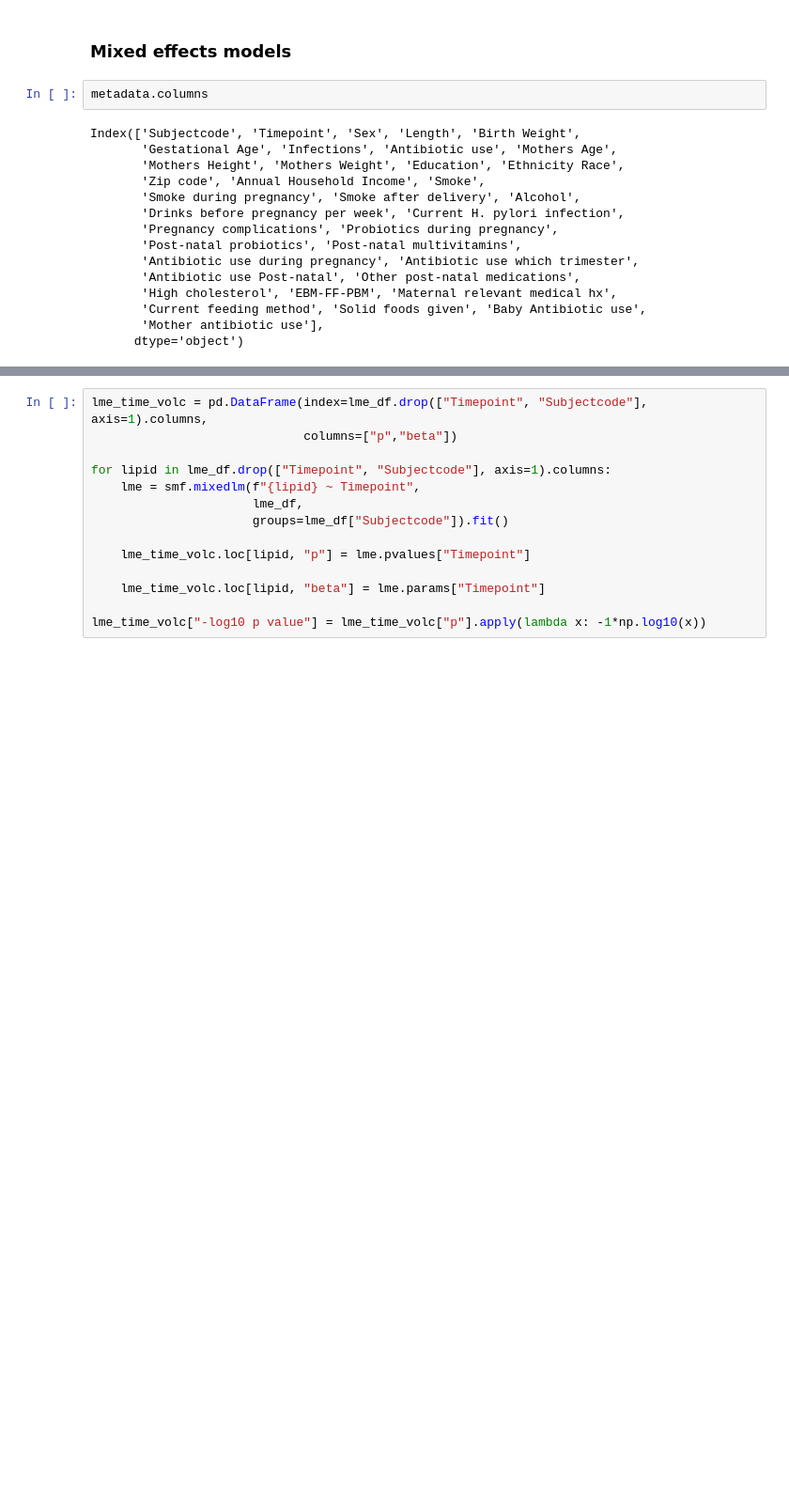
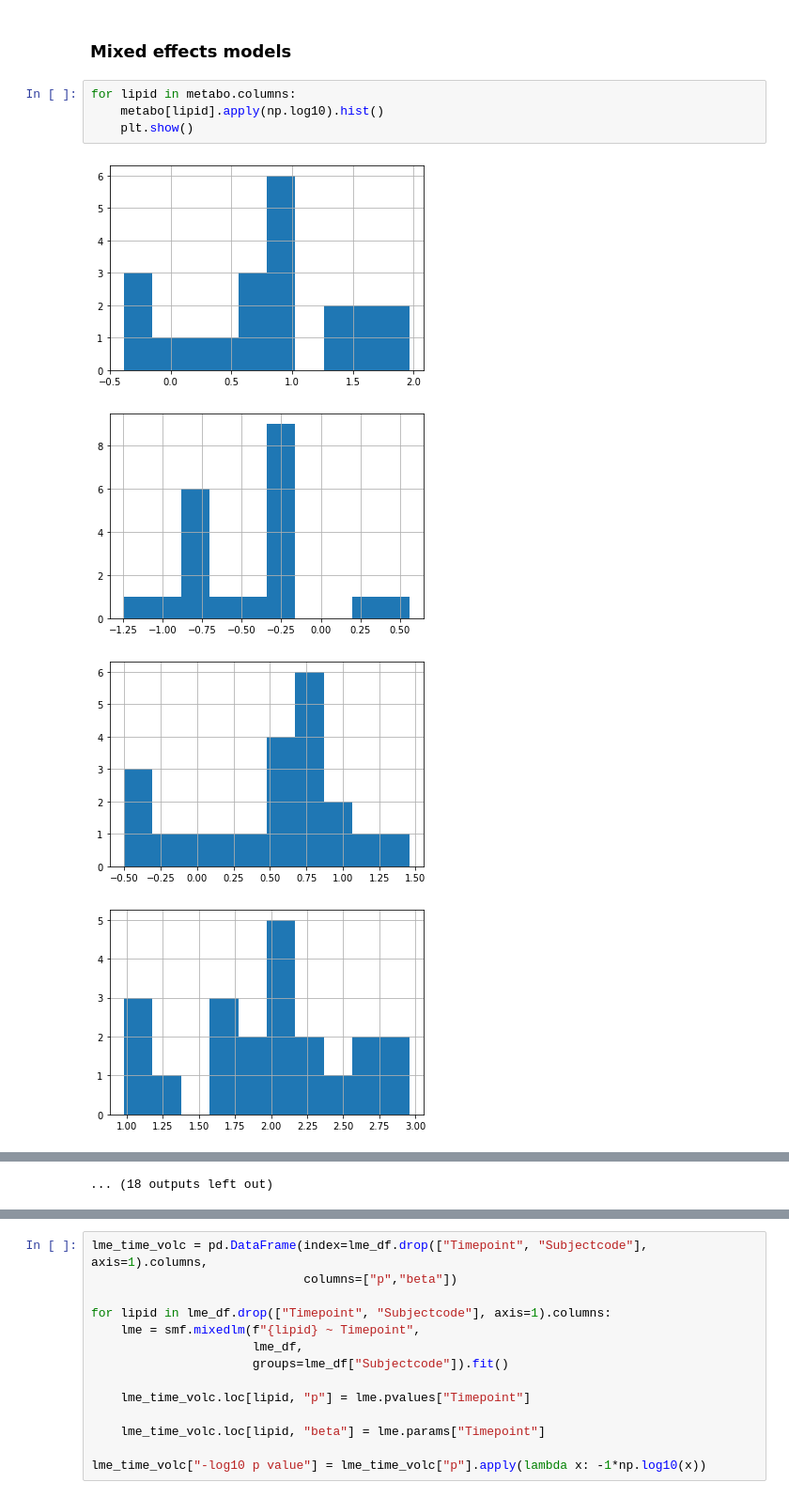
Before and after one commit to sterrettJD/Breastfed-Neonates, a Jupyter notebook: Metabolome.ipynb, the cells around one changed output, grey strips where cells are left out. Shown at 94% size. Drawn from its saved outputs; the diff is of its cells as text; blank space fills up the shorter version.

```diff
--- a/Metabolome.ipynb
+++ b/Metabolome.ipynb
@@ -274,20 +274,12 @@ pear_time_volc[pear_time_volc["p"]<0.05]
 | docosapentaenoic acid (22:5n3) | 0.043085 | 0.445292 | 1.365675 |
 # %% [markdown]
 ### Mixed effects models
-# %%
-metadata.columns
-# %% [output]
-Index(['Subjectcode', 'Timepoint', 'Sex', 'Length', 'Birth Weight',
-       'Gestational Age', 'Infections', 'Antibiotic use', 'Mothers Age',
-       'Mothers Height', 'Mothers Weight', 'Education', 'Ethnicity Race',
-       'Zip code', 'Annual Household Income', 'Smoke',
-       'Smoke during pregnancy', 'Smoke after delivery', 'Alcohol',
-       'Drinks before pregnancy per week', 'Current H. pylori infection',
-       'Pregnancy complications', 'Probiotics during pregnancy',
-       'Post-natal probiotics', 'Post-natal multivitamins',
-       'Antibiotic use during pregnancy', 'Antibiotic use which trimester',
-       'Antibiotic use Post-natal', 'Other post-natal medications',
-       'High cholesterol', 'EBM-FF-PBM', 'Maternal relevant medical hx',
-       'Current feeding method', 'Solid foods given', 'Baby Antibiotic use',
-       'Mother antibiotic use'],
-      dtype='object')
+# %%
+for lipid in metabo.columns:
+    metabo[lipid].apply(np.log10).hist()
+    plt.show()
+# %% [output]
+[figure, added]
+[figure, added]
+[figure, added]
+[figure, added]
@@ -293,0 +294 @@ Index(['Subjectcode', 'Timepoint', 'Sex', 'Length', 'Birth Weight',
+... (18 outputs left out)
```
Also changed, not shown: parts of 9 cells of this notebook.
